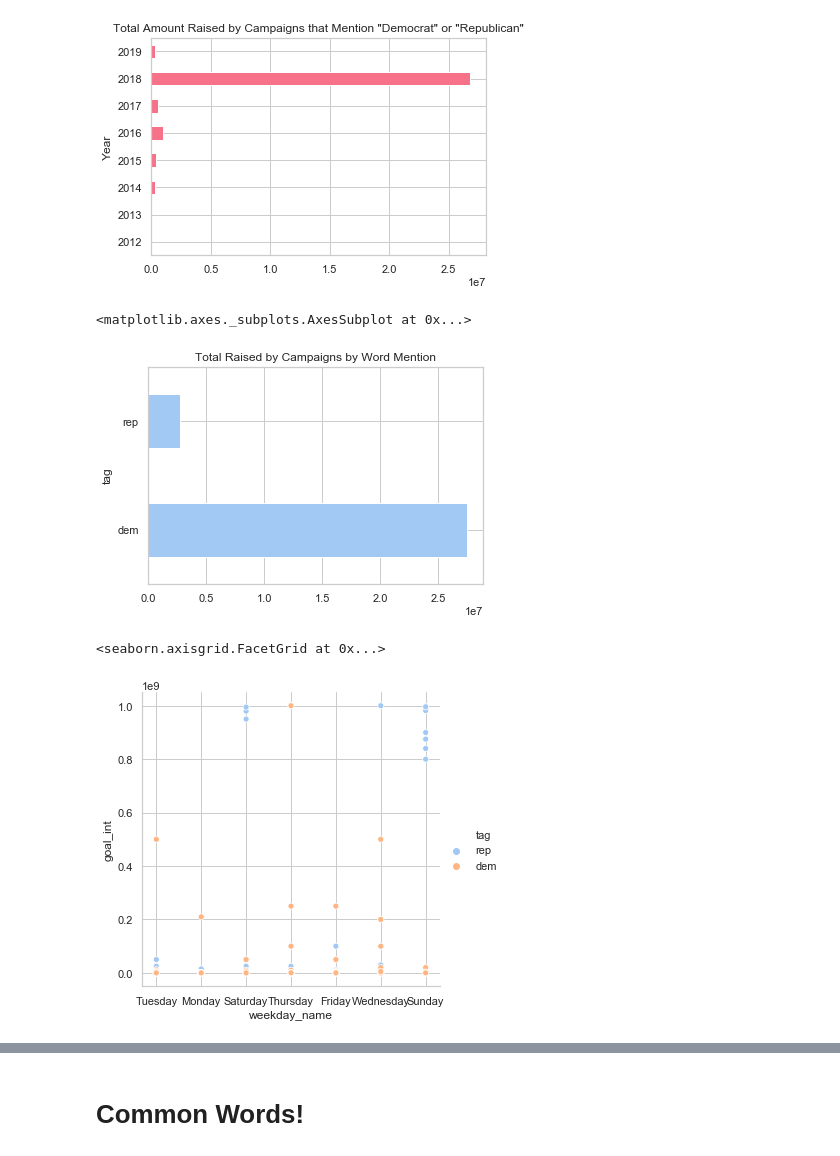
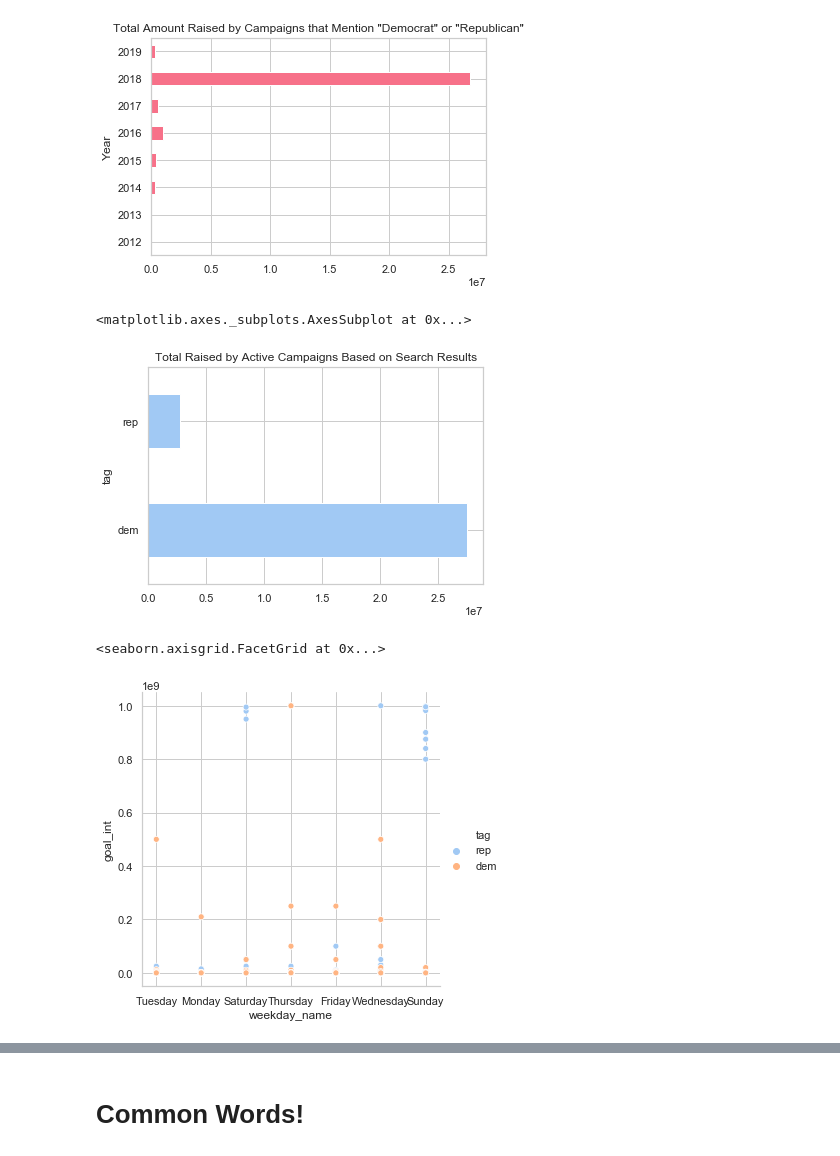
Before and after one commit to lliukrason2/analysis_projects, a Jupyter notebook: gofundme_political/graphing.ipynb, the cells around one changed output, grey strips where cells are left out. Cells and saved outputs as stored; diff of their text form; code cells hidden in the pictures.

```diff
--- a/gofundme_political/graphing.ipynb
+++ b/gofundme_political/graphing.ipynb
@@ -88,7 +96,7 @@ Try using .loc[row_indexer,col_indexer] = value instead
 See the caveats in the documentation: http://pandas.pydata.org/pandas-docs/stable/indexing.html#indexing-view-versus-copy
 # %%
 #since this data was grabbed 7/17 we'll have to subtract a few more days
-ago_df['created_actual']=ago_df['data_diff'].apply(lambda x: pd.datetime.now().date()-timedelta(days=x+5))
+ago_df['created_actual']=ago_df['data_diff'].apply(lambda x: pd.datetime.now().date()-timedelta(days=x+20))
 # %% [output]
 A value is trying to be set on a copy of a slice from a DataFrame.
 Try using .loc[row_indexer,col_indexer] = value instead
@@ -181,10 +201,10 @@ df.groupby('Year')['raised_int'].sum().plot(kind='barh',title='Total Amount Rais
 # %%
 data=pd.DataFrame(df.groupby('Year')['tag'].value_counts())
 # %%
-df.groupby('tag')['raised_int'].sum().plot(kind='barh',title='Total Raised by Campaigns by Word Mention')
+df.groupby('tag')['raised_int'].sum().plot(kind='barh',title='Total Raised by Active Campaigns Based on Search Results')
 # %% [output]
 <matplotlib.axes._subplots.AxesSubplot at 0x...>
-[figure, old version]
+[figure, new version]
 # %%
 #the graveyard
 
@@ -192,4 +212,4 @@ graveyard = df[df['raised_int']==0]
 sns.relplot(data=graveyard, x='weekday_name', y='goal_int', hue='tag')
 # %% [output]
 <seaborn.axisgrid.FacetGrid at 0x...>
-[figure, old version]
+[figure, new version]
```
Also changed, not shown: parts of 12 cells of this notebook, 23 other files.
